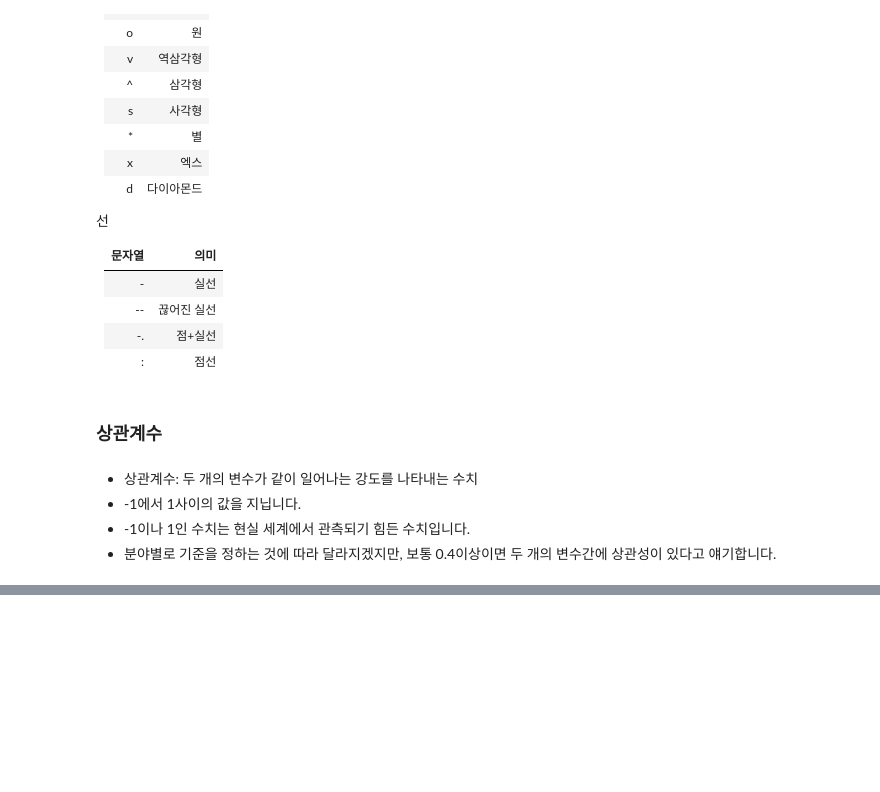
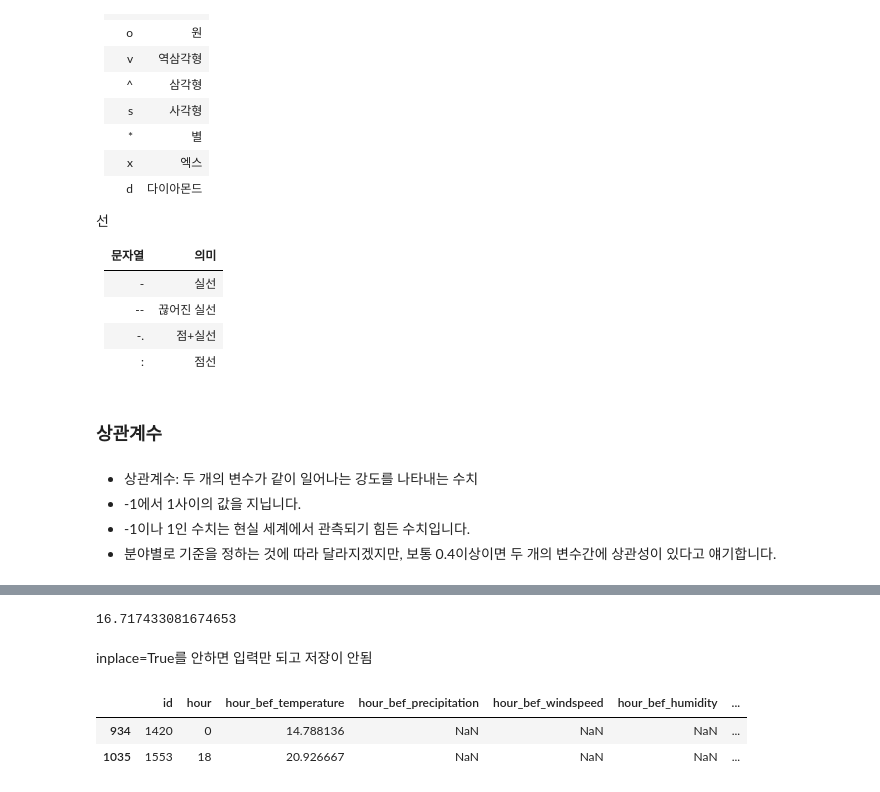
Before and after one commit to minddong59/Dacon, a Jupyter notebook: seoulbike.ipynb, the cells around one changed output, grey strips where cells are left out. Drawn from its saved outputs; the diff is of its cells as text; code cells hidden in the pictures; blank space fills up the shorter version.

```diff
--- a/seoulbike.ipynb
+++ b/seoulbike.ipynb
@@ -212,0 +256,14 @@ test.corr() #correlation coefficient
+# %%
+train.mean()['hour_bef_temperature'] #전체적 평균기온
+# %% [output]
+16.717433081674653
+# %%
+train['hour_bef_temperature'].fillna({934:14.788136, 1035:20.926667},inplace=True) #결측치 임의 입력
+# %% [markdown]
+inplace=True를 안하면 입력만 되고 저장이 안됨
+# %%
+train.loc[[934,1035],:] #확인
+# %% [output]
+|  | id | hour | hour_bef_temperature | hour_bef_precipitation | hour_bef_windspeed | hour_bef_humidity | ... |
+| 934 | 1420 | 0 | 14.788136 | NaN | NaN | NaN | ... |
+| 1035 | 1553 | 18 | 20.926667 | NaN | NaN | NaN | ... |
```
Also changed, not shown: parts of 16 cells of this notebook.
